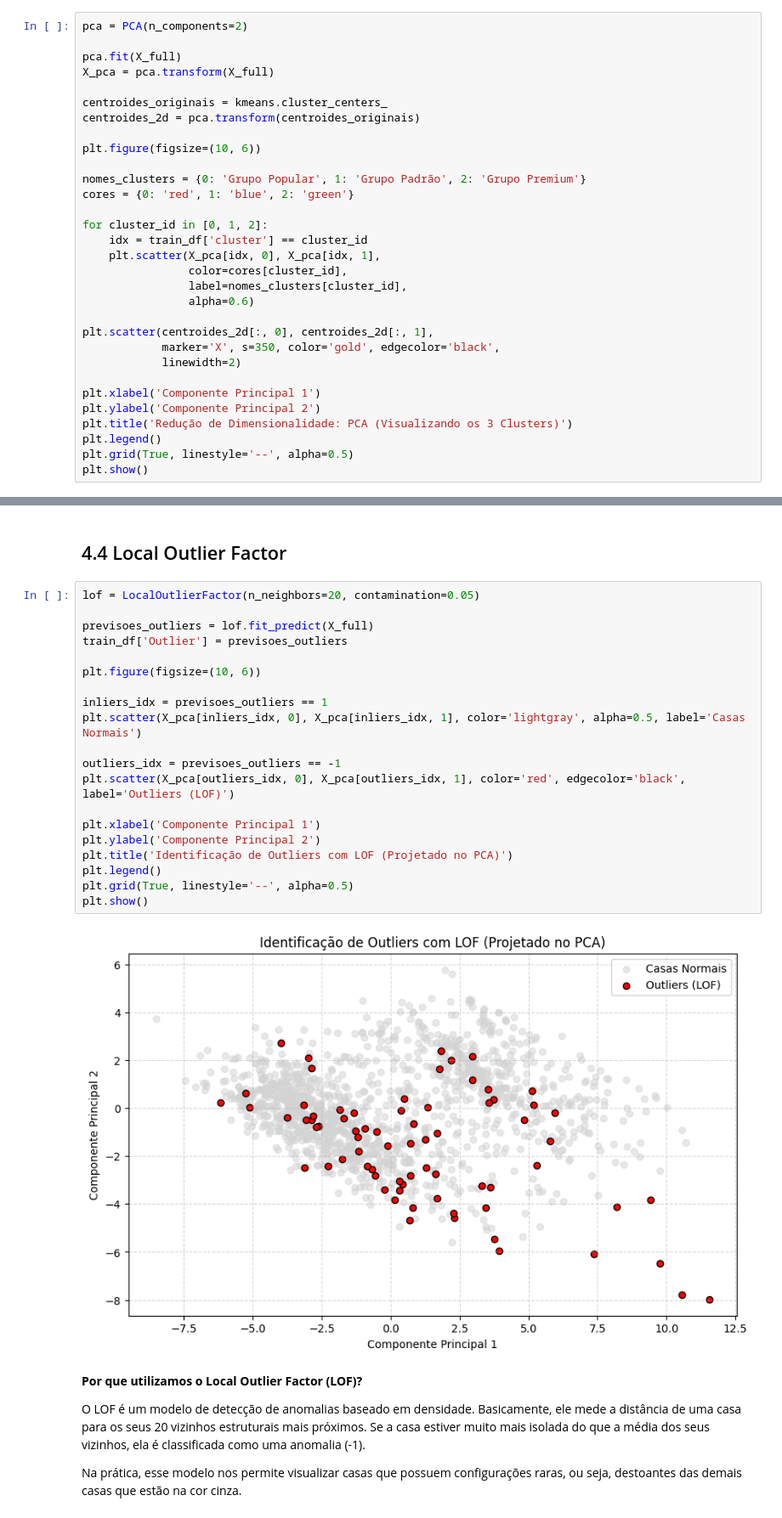
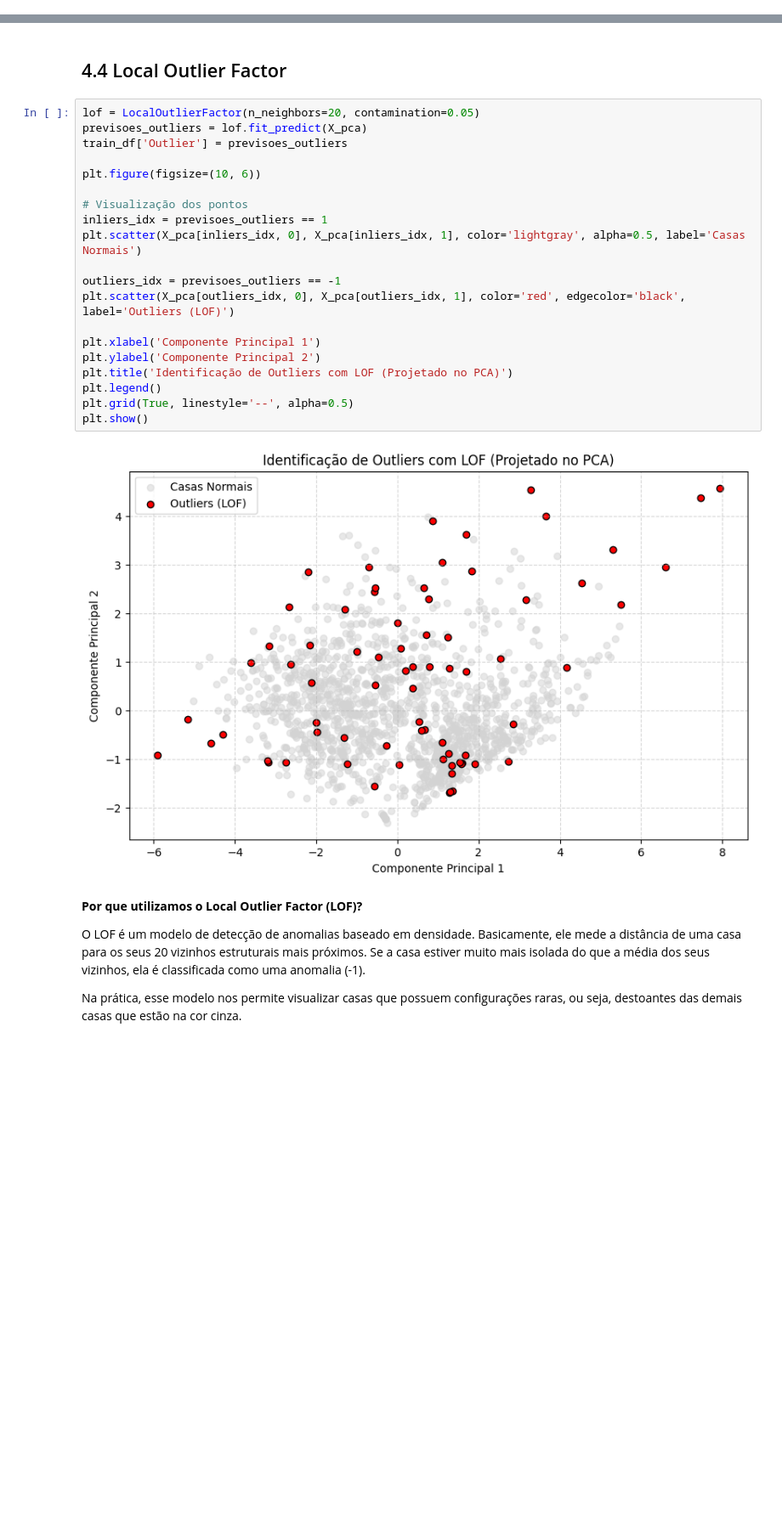
Before and after one commit to Mauro-devs/DataAnalysis, a Jupyter notebook: notebook.ipynb, the cells around one changed output, grey strips where cells are left out. Shown at 85% size. Cells and saved outputs as stored; diff of their text form; blank space fills up the shorter version.

```diff
--- a/notebook.ipynb
+++ b/notebook.ipynb
@@ -663,31 +639,0 @@ Cluster 2: Verde
-# %%
-pca = PCA(n_components=2)
-
-pca.fit(X_full)
-X_pca = pca.transform(X_full)
-
-centroides_originais = kmeans.cluster_centers_
-centroides_2d = pca.transform(centroides_originais)
-
-plt.figure(figsize=(10, 6))
-
-nomes_clusters = {0: 'Grupo Popular', 1: 'Grupo Padrão', 2: 'Grupo Premium'}
-cores = {0: 'red', 1: 'blue', 2: 'green'}
-
-for cluster_id in [0, 1, 2]:
-    idx = train_df['cluster'] == cluster_id
-    plt.scatter(X_pca[idx, 0], X_pca[idx, 1],
-                color=cores[cluster_id],
-                label=nomes_clusters[cluster_id],
-                alpha=0.6)
-
-plt.scatter(centroides_2d[:, 0], centroides_2d[:, 1],
-            marker='X', s=350, color='gold', edgecolor='black',
-            linewidth=2)
-
-plt.xlabel('Componente Principal 1')
-plt.ylabel('Componente Principal 2')
-plt.title('Redução de Dimensionalidade: PCA (Visualizando os 3 Clusters)')
-plt.legend()
-plt.grid(True, linestyle='--', alpha=0.5)
-plt.show()
@@ -750,26 +719,26 @@ E, por fim, o **Lift**, que representa a força da regra, provando a não mera c
 ## 4.4 Local Outlier Factor
 # %%
 lof = LocalOutlierFactor(n_neighbors=20, contamination=0.05)
-
-previsoes_outliers = lof.fit_predict(X_full)
+previsoes_outliers = lof.fit_predict(X_pca)
 train_df['Outlier'] = previsoes_outliers
 
 plt.figure(figsize=(10, 6))
 
+# Visualização dos pontos
 inliers_idx = previsoes_outliers == 1
 plt.scatter(X_pca[inliers_idx, 0], X_pca[inliers_idx, 1], color='lightgray', alpha=0.5, label='Casas Normais')
 
 outliers_idx = previsoes_outliers == -1
 plt.scatter(X_pca[outliers_idx, 0], X_pca[outliers_idx, 1], color='red', edgecolor='black', label='Outliers (LOF)')
 
 plt.xlabel('Componente Principal 1')
 plt.ylabel('Componente Principal 2')
 plt.title('Identificação de Outliers com LOF (Projetado no PCA)')
 plt.legend()
 plt.grid(True, linestyle='--', alpha=0.5)
 plt.show()
 # %% [output]
-[figure, old version]
+[figure, new version]
 # %% [markdown]
 **Por que utilizamos o Local Outlier Factor (LOF)?**
 
```
Also changed, not shown: parts of 19 cells of this notebook.
